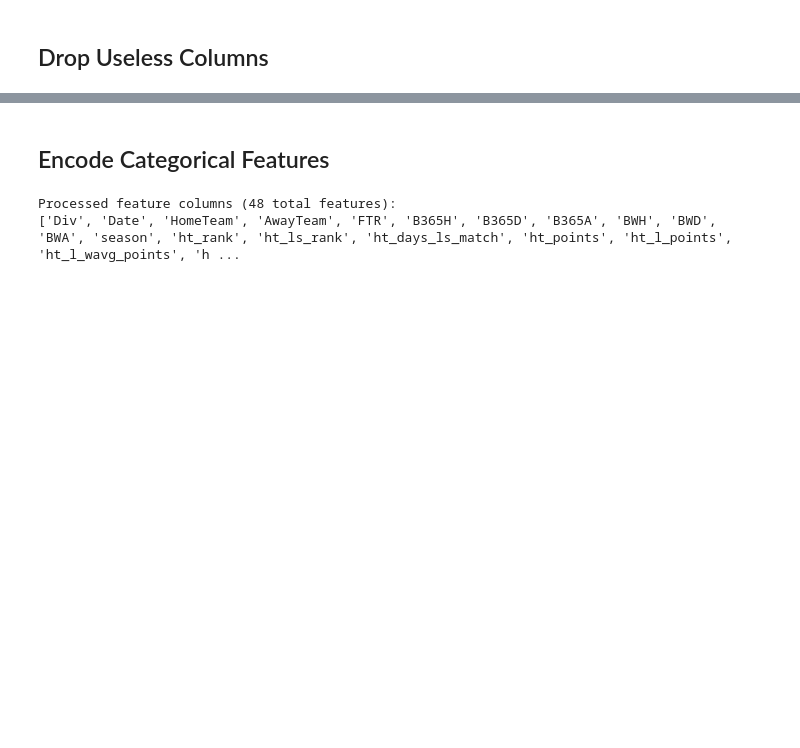
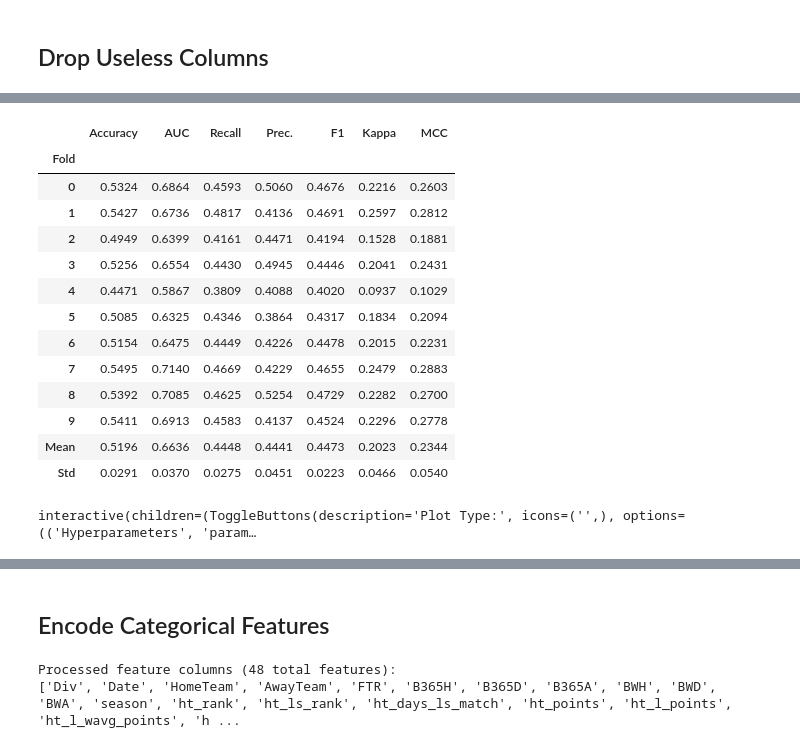
Before and after one commit to AndreaBe99/cloud-computing-project, a Jupyter notebook: CloudComputing_Project.ipynb, the cells around one changed output, grey strips where cells are left out. Cells and saved outputs as stored; diff of their text form; code cells hidden in the pictures; blank space fills up the shorter version.

```diff
--- a/CloudComputing_Project.ipynb
+++ b/CloudComputing_Project.ipynb
@@ -755,0 +865,21 @@ save_model(lr, model_name='cloud_project')
+# %%
+tuned_model = tune_model(model)
+# %% [output]
+|  | Accuracy | AUC | Recall | Prec. | F1 | Kappa | MCC |
+| Fold |  |  |  |  |  |  |  |
+| 0 | 0.5324 | 0.6864 | 0.4593 | 0.5060 | 0.4676 | 0.2216 | 0.2603 |
+| 1 | 0.5427 | 0.6736 | 0.4817 | 0.4136 | 0.4691 | 0.2597 | 0.2812 |
+| 2 | 0.4949 | 0.6399 | 0.4161 | 0.4471 | 0.4194 | 0.1528 | 0.1881 |
+| 3 | 0.5256 | 0.6554 | 0.4430 | 0.4945 | 0.4446 | 0.2041 | 0.2431 |
+| 4 | 0.4471 | 0.5867 | 0.3809 | 0.4088 | 0.4020 | 0.0937 | 0.1029 |
+| 5 | 0.5085 | 0.6325 | 0.4346 | 0.3864 | 0.4317 | 0.1834 | 0.2094 |
+| 6 | 0.5154 | 0.6475 | 0.4449 | 0.4226 | 0.4478 | 0.2015 | 0.2231 |
+| 7 | 0.5495 | 0.7140 | 0.4669 | 0.4229 | 0.4655 | 0.2479 | 0.2883 |
+| 8 | 0.5392 | 0.7085 | 0.4625 | 0.5254 | 0.4729 | 0.2282 | 0.2700 |
+| 9 | 0.5411 | 0.6913 | 0.4583 | 0.4137 | 0.4524 | 0.2296 | 0.2778 |
+| Mean | 0.5196 | 0.6636 | 0.4448 | 0.4441 | 0.4473 | 0.2023 | 0.2344 |
+| Std | 0.0291 | 0.0370 | 0.0275 | 0.0451 | 0.0223 | 0.0466 | 0.0540 |
+# %%
+evaluate_model(tuned_model)
+# %% [output]
+interactive(children=(ToggleButtons(description='Plot Type:', icons=('',), options=(('Hyperparameters', 'param…
```
Also changed, not shown: parts of 20 cells of this notebook, 6 other files.
